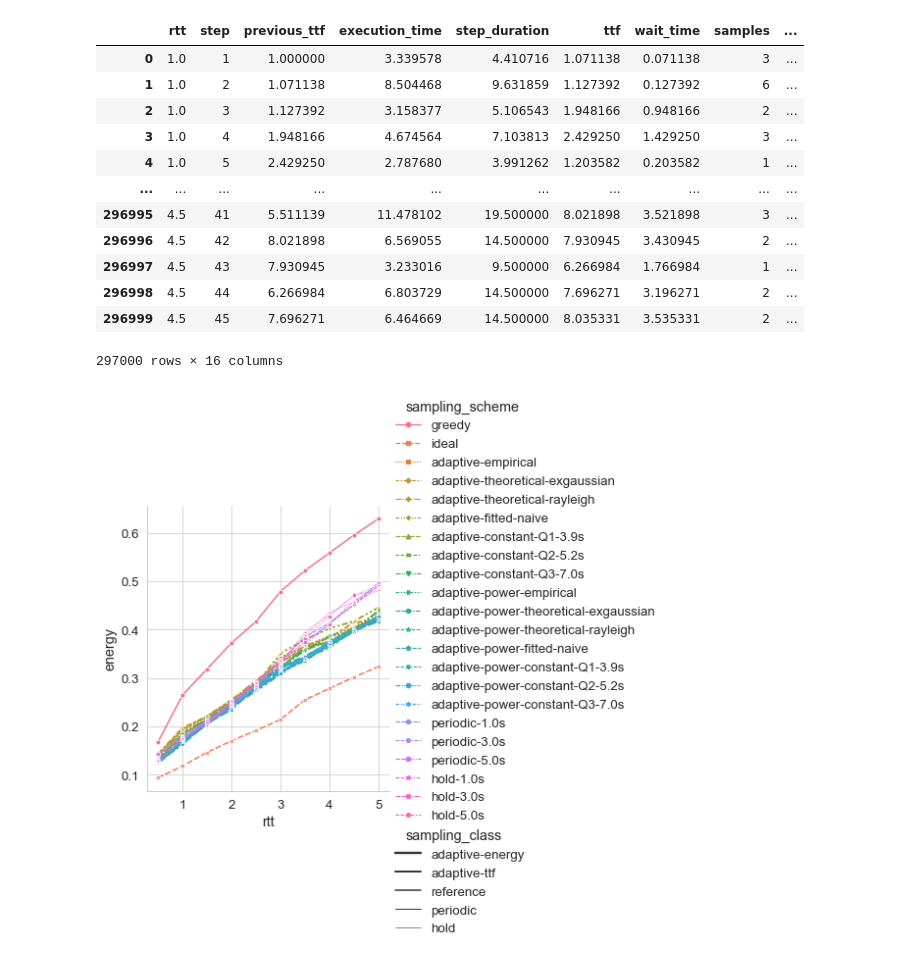
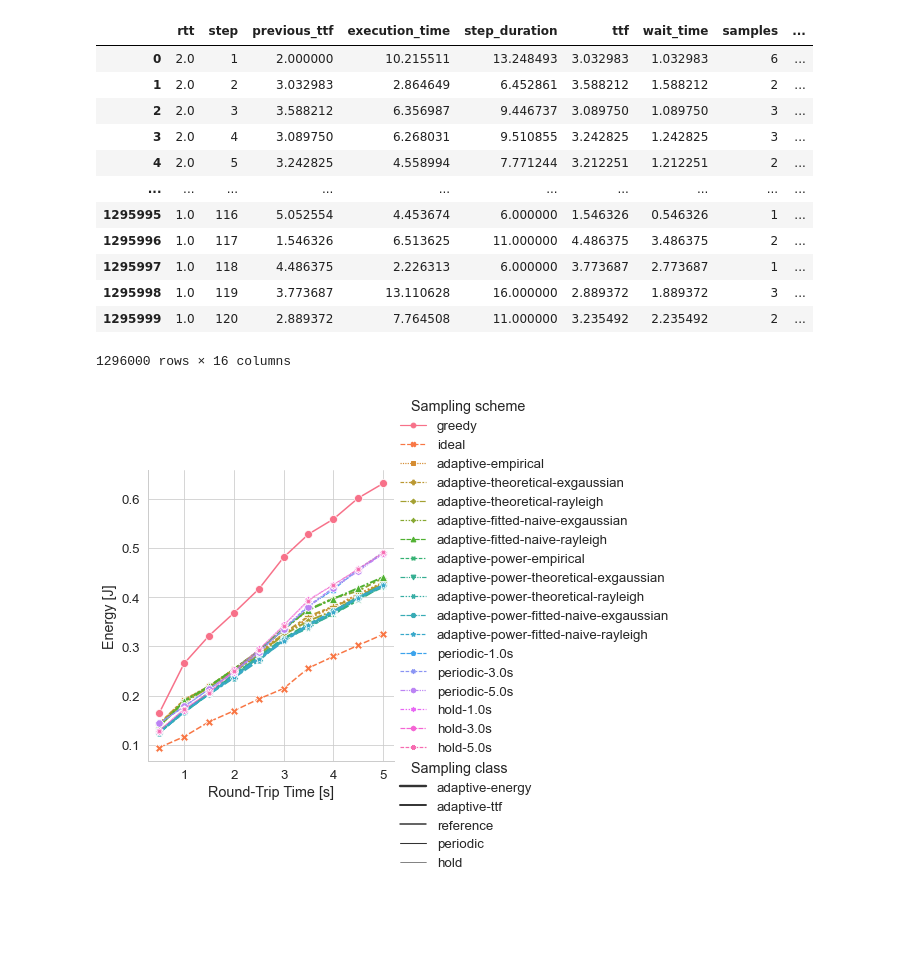
Before and after one commit to vnmo/EdgeDroid2, a Jupyter notebook: analysis/scaling_rtt_sampling_detail.ipynb, the cells around one changed output. Drawn from its saved outputs; the diff is of its cells as text; code cells hidden in the pictures; blank space fills up the shorter version.

```diff
--- a/analysis/scaling_rtt_sampling_detail.ipynb
+++ b/analysis/scaling_rtt_sampling_detail.ipynb
@@ -21,17 +21,13 @@ results["sampling_scheme"] = results["sampling_scheme"].astype(
          'adaptive-empirical',
          'adaptive-theoretical-exgaussian',
          'adaptive-theoretical-rayleigh',
-         'adaptive-fitted-naive',
-         'adaptive-constant-Q1-3.9s',
-         'adaptive-constant-Q2-5.2s',
-         'adaptive-constant-Q3-7.0s',
+         'adaptive-fitted-naive-exgaussian',
+         'adaptive-fitted-naive-rayleigh',
          'adaptive-power-empirical',
          'adaptive-power-theoretical-exgaussian',
          'adaptive-power-theoretical-rayleigh',
-         'adaptive-power-fitted-naive',
-         'adaptive-power-constant-Q1-3.9s',
-         'adaptive-power-constant-Q2-5.2s',
-         'adaptive-power-constant-Q3-7.0s',
+         'adaptive-power-fitted-naive-exgaussian',
+         'adaptive-power-fitted-naive-rayleigh',
          'periodic-1.0s',
          'periodic-3.0s',
          'periodic-5.0s',
@@ -66,33 +62,37 @@ results["sampling_scheme"] = results["sampling_scheme"].cat.remove_unused_catego
 results
 # %% [output]
 |  | rtt | step | previous_ttf | execution_time | step_duration | ttf | wait_time | samples | ... |
-| 0 | 1.0 | 1 | 1.000000 | 3.339578 | 4.410716 | 1.071138 | 0.071138 | 3 | ... |
-| 1 | 1.0 | 2 | 1.071138 | 8.504468 | 9.631859 | 1.127392 | 0.127392 | 6 | ... |
-| 2 | 1.0 | 3 | 1.127392 | 3.158377 | 5.106543 | 1.948166 | 0.948166 | 2 | ... |
-| 3 | 1.0 | 4 | 1.948166 | 4.674564 | 7.103813 | 2.429250 | 1.429250 | 3 | ... |
-| 4 | 1.0 | 5 | 2.429250 | 2.787680 | 3.991262 | 1.203582 | 0.203582 | 1 | ... |
+| 0 | 2.0 | 1 | 2.000000 | 10.215511 | 13.248493 | 3.032983 | 1.032983 | 6 | ... |
+| 1 | 2.0 | 2 | 3.032983 | 2.864649 | 6.452861 | 3.588212 | 1.588212 | 2 | ... |
+| 2 | 2.0 | 3 | 3.588212 | 6.356987 | 9.446737 | 3.089750 | 1.089750 | 3 | ... |
+| 3 | 2.0 | 4 | 3.089750 | 6.268031 | 9.510855 | 3.242825 | 1.242825 | 3 | ... |
+| 4 | 2.0 | 5 | 3.242825 | 4.558994 | 7.771244 | 3.212251 | 1.212251 | 2 | ... |
 | ... | ... | ... | ... | ... | ... | ... | ... | ... | ... |
-| 296995 | 4.5 | 41 | 5.511139 | 11.478102 | 19.500000 | 8.021898 | 3.521898 | 3 | ... |
-| 296996 | 4.5 | 42 | 8.021898 | 6.569055 | 14.500000 | 7.930945 | 3.430945 | 2 | ... |
-| 296997 | 4.5 | 43 | 7.930945 | 3.233016 | 9.500000 | 6.266984 | 1.766984 | 1 | ... |
-| 296998 | 4.5 | 44 | 6.266984 | 6.803729 | 14.500000 | 7.696271 | 3.196271 | 2 | ... |
-| 296999 | 4.5 | 45 | 7.696271 | 6.464669 | 14.500000 | 8.035331 | 3.535331 | 2 | ... |
+| 1295995 | 1.0 | 116 | 5.052554 | 4.453674 | 6.000000 | 1.546326 | 0.546326 | 1 | ... |
+| 1295996 | 1.0 | 117 | 1.546326 | 6.513625 | 11.000000 | 4.486375 | 3.486375 | 2 | ... |
+| 1295997 | 1.0 | 118 | 4.486375 | 2.226313 | 6.000000 | 3.773687 | 2.773687 | 1 | ... |
+| 1295998 | 1.0 | 119 | 3.773687 | 13.110628 | 16.000000 | 2.889372 | 1.889372 | 3 | ... |
+| 1295999 | 1.0 | 120 | 2.889372 | 7.764508 | 11.000000 | 3.235492 | 2.235492 | 2 | ... |
-297000 rows × 16 columns
+1296000 rows × 16 columns
 # %%
 fg = sns.relplot(
     kind="line",
     errorbar=None,
-    data=results,
+    data=results.rename(columns={"sampling_scheme": "Sampling scheme", "sampling_class": "Sampling class"}),
     x="rtt",
     y="energy",
-    hue="sampling_scheme",
-    style="sampling_scheme",
-    size="sampling_class",
+    hue="Sampling scheme",
+    style="Sampling scheme",
+    size="Sampling class",
     markers=True,
+    aspect=1,
+    markersize=8,
 )
+fg.set_axis_labels("Round-Trip Time [s]", "Energy [J]")
+# fg.legend.set_title("Sampling Scheme")
 plt.show()
 # %% [output]
-[figure, old version]
+[figure, new version]
 # %%
 energy_at_max_rtt = (
     results[results["rtt"] == results["rtt"].max()]
```
Also changed, not shown: parts of 8 cells of this notebook, 20 other files.
